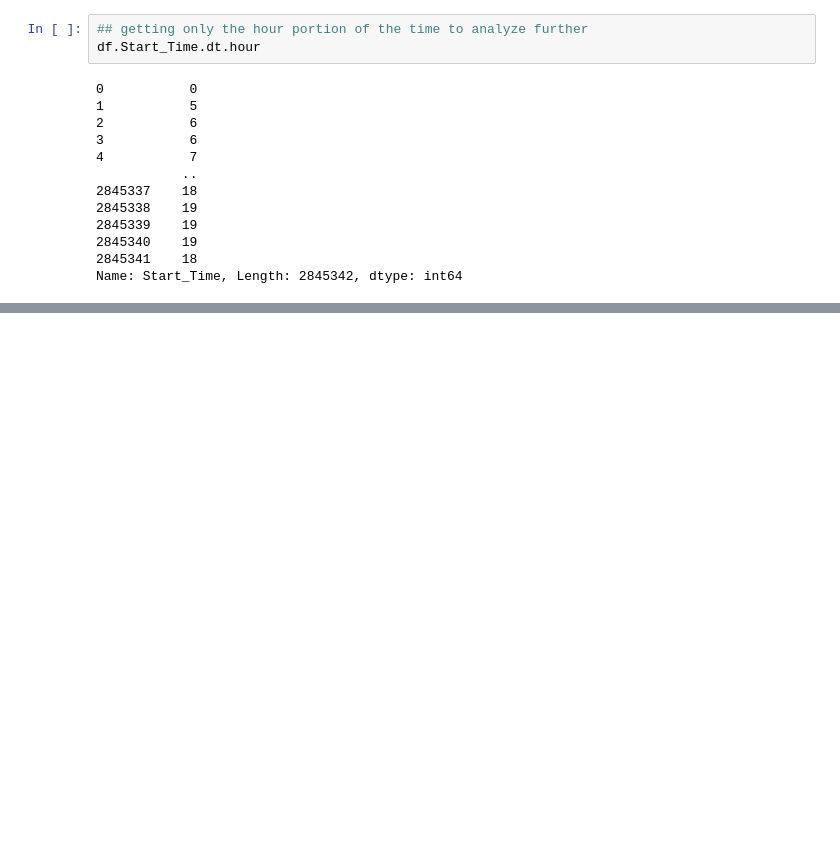
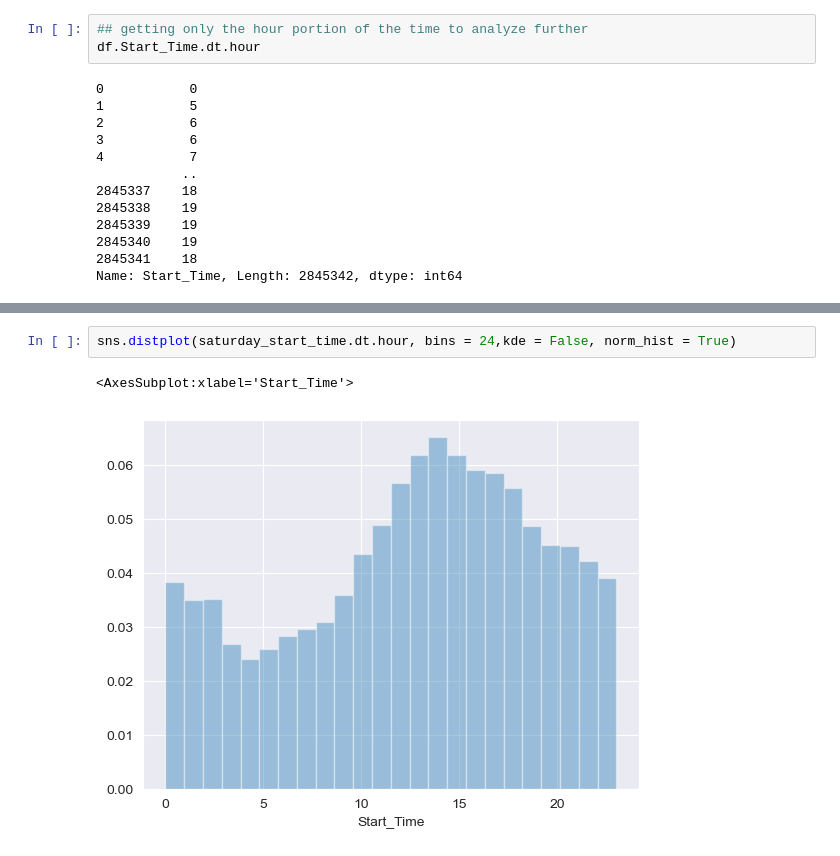
Before and after one commit to nilaymenon24/EDA-on-US-Accidents, a Jupyter notebook: EDA on US Accidents .ipynb, the cells around one changed output, grey strips where cells are left out. Cells and saved outputs as stored; diff of their text form; blank space fills up the shorter version.

```diff
--- a/EDA on US Accidents .ipynb
+++ b/EDA on US Accidents .ipynb
@@ -219,0 +230,5 @@ SUMMARYS AND CONCLUSIONS
+# %%
+sns.distplot(saturday_start_time.dt.hour, bins = 24,kde = False, norm_hist = True)
+# %% [output]
+<AxesSubplot:xlabel='Start_Time'>
+[figure, added]
```
Also changed, not shown: parts of 25 cells of this notebook.
